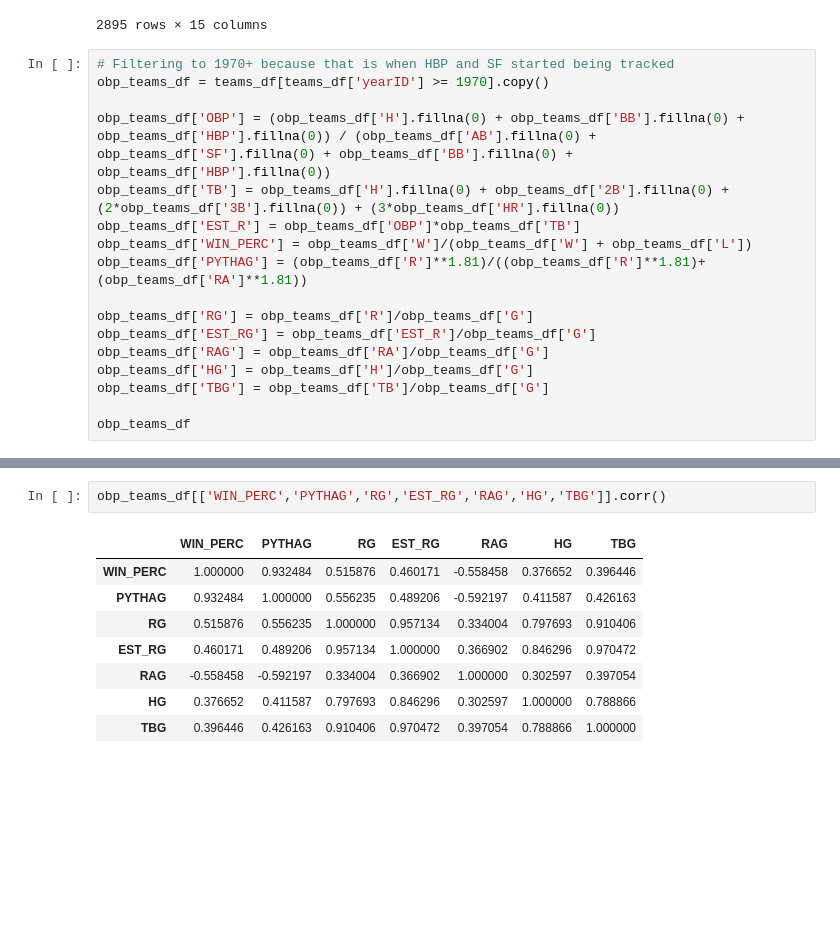
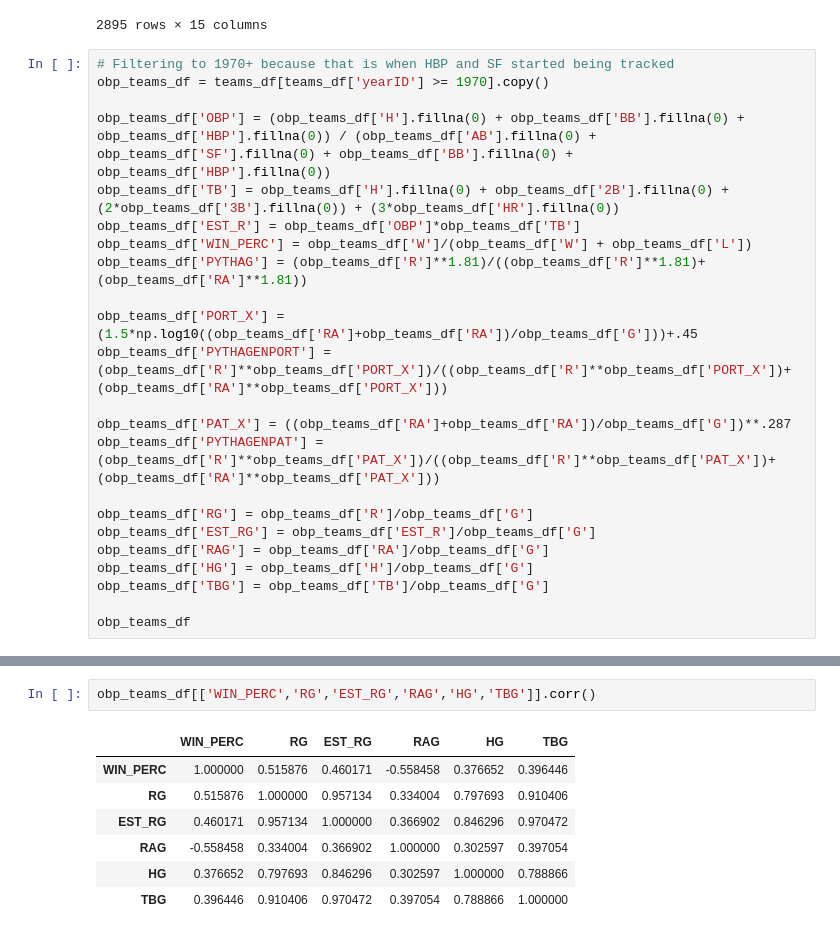
Before and after one commit to draped4/lahman, a Jupyter notebook: lahman_corr.ipynb, the cells around one changed output, grey strips where cells are left out. Saved outputs shown, nothing was run; the diff lists cells and outputs as text; blank space fills up the shorter version.

```diff
--- a/lahman_corr.ipynb
+++ b/lahman_corr.ipynb
@@ -43,6 +43,12 @@ obp_teams_df['EST_R'] = obp_teams_df['OBP']*obp_teams_df['TB']
 obp_teams_df['WIN_PERC'] = obp_teams_df['W']/(obp_teams_df['W'] + obp_teams_df['L'])
 obp_teams_df['PYTHAG'] = (obp_teams_df['R']**1.81)/((obp_teams_df['R']**1.81)+(obp_teams_df['RA']**1.81))
 
+obp_teams_df['PORT_X'] = (1.5*np.log10((obp_teams_df['RA']+obp_teams_df['RA'])/obp_teams_df['G']))+.45
+obp_teams_df['PYTHAGENPORT'] = (obp_teams_df['R']**obp_teams_df['PORT_X'])/((obp_teams_df['R']**obp_teams_df['PORT_X'])+(obp_teams_df['RA']**obp_teams_df['PORT_X']))
+
+obp_teams_df['PAT_X'] = ((obp_teams_df['RA']+obp_teams_df['RA'])/obp_teams_df['G'])**.287
+obp_teams_df['PYTHAGENPAT'] = (obp_teams_df['R']**obp_teams_df['PAT_X'])/((obp_teams_df['R']**obp_teams_df['PAT_X'])+(obp_teams_df['RA']**obp_teams_df['PAT_X']))
+
 obp_teams_df['RG'] = obp_teams_df['R']/obp_teams_df['G']
 obp_teams_df['EST_RG'] = obp_teams_df['EST_R']/obp_teams_df['G']
 obp_teams_df['RAG'] = obp_teams_df['RA']/obp_teams_df['G']
@@ -67,11 +81,10 @@ obp_teams_df
 # %%
-obp_teams_df[['WIN_PERC','PYTHAG','RG','EST_RG','RAG','HG','TBG']].corr()
+obp_teams_df[['WIN_PERC','RG','EST_RG','RAG','HG','TBG']].corr()
 # %% [output]
-|  | WIN_PERC | PYTHAG | RG | EST_RG | RAG | HG | TBG |
-| WIN_PERC | 1.000000 | 0.932484 | 0.515876 | 0.460171 | -0.558458 | 0.376652 | 0.396446 |
-| PYTHAG | 0.932484 | 1.000000 | 0.556235 | 0.489206 | -0.592197 | 0.411587 | 0.426163 |
-| RG | 0.515876 | 0.556235 | 1.000000 | 0.957134 | 0.334004 | 0.797693 | 0.910406 |
-| EST_RG | 0.460171 | 0.489206 | 0.957134 | 1.000000 | 0.366902 | 0.846296 | 0.970472 |
-| RAG | -0.558458 | -0.592197 | 0.334004 | 0.366902 | 1.000000 | 0.302597 | 0.397054 |
-| HG | 0.376652 | 0.411587 | 0.797693 | 0.846296 | 0.302597 | 1.000000 | 0.788866 |
-| TBG | 0.396446 | 0.426163 | 0.910406 | 0.970472 | 0.397054 | 0.788866 | 1.000000 |
+|  | WIN_PERC | RG | EST_RG | RAG | HG | TBG |
+| WIN_PERC | 1.000000 | 0.515876 | 0.460171 | -0.558458 | 0.376652 | 0.396446 |
+| RG | 0.515876 | 1.000000 | 0.957134 | 0.334004 | 0.797693 | 0.910406 |
+| EST_RG | 0.460171 | 0.957134 | 1.000000 | 0.366902 | 0.846296 | 0.970472 |
+| RAG | -0.558458 | 0.334004 | 0.366902 | 1.000000 | 0.302597 | 0.397054 |
+| HG | 0.376652 | 0.797693 | 0.846296 | 0.302597 | 1.000000 | 0.788866 |
+| TBG | 0.396446 | 0.910406 | 0.970472 | 0.397054 | 0.788866 | 1.000000 |
```
Also changed, not shown: parts of 3 cells of this notebook, 3 other files.
